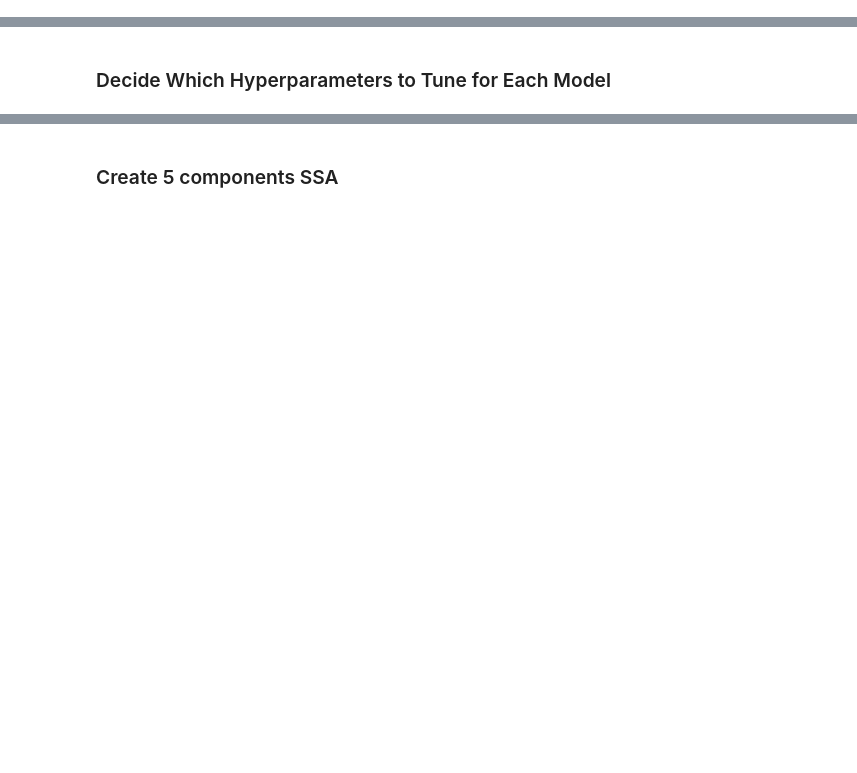
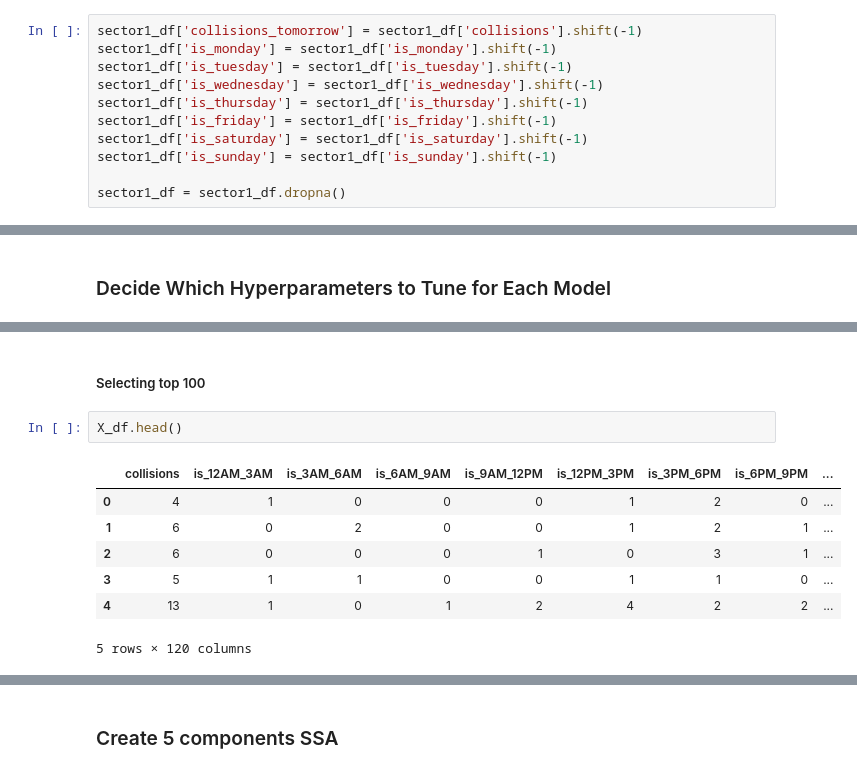
Before and after one commit to Peter-32/LA-Collision-Forecasting, a Jupyter notebook: la_collisions ML.ipynb, the cells around one changed output, grey strips where cells are left out. Drawn from its saved outputs; the diff is of its cells as text; blank space fills up the shorter version.

```diff
--- a/la_collisions ML.ipynb
+++ b/la_collisions ML.ipynb
@@ -58,3 +117,14 @@ sector1_df = sector1_df.dropna()
+# %%
+sector1_df['collisions_tomorrow'] = sector1_df['collisions'].shift(-1)
+sector1_df['is_monday'] = sector1_df['is_monday'].shift(-1)
+sector1_df['is_tuesday'] = sector1_df['is_tuesday'].shift(-1)
+sector1_df['is_wednesday'] = sector1_df['is_wednesday'].shift(-1)
+sector1_df['is_thursday'] = sector1_df['is_thursday'].shift(-1)
+sector1_df['is_friday'] = sector1_df['is_friday'].shift(-1)
+sector1_df['is_saturday'] = sector1_df['is_saturday'].shift(-1)
+sector1_df['is_sunday'] = sector1_df['is_sunday'].shift(-1)
+
+sector1_df = sector1_df.dropna()
 # %%
 sector1_df.shape
 # %% [output]
@@ -187,0 +261,12 @@ Any NaN?  False
+# %% [markdown]
+##### Selecting top 100
+# %%
+X_df.head()
+# %% [output]
+|  | collisions | is_12AM_3AM | is_3AM_6AM | is_6AM_9AM | is_9AM_12PM | is_12PM_3PM | is_3PM_6PM | is_6PM_9PM | ... |
+| 0 | 4 | 1 | 0 | 0 | 0 | 1 | 2 | 0 | ... |
+| 1 | 6 | 0 | 2 | 0 | 0 | 1 | 2 | 1 | ... |
+| 2 | 6 | 0 | 0 | 0 | 1 | 0 | 3 | 1 | ... |
+| 3 | 5 | 1 | 1 | 0 | 0 | 1 | 1 | 0 | ... |
+| 4 | 13 | 1 | 0 | 1 | 2 | 4 | 2 | 2 | ... |
+5 rows × 120 columns
```
Also changed, not shown: parts of 30 cells of this notebook, 1 other file.
